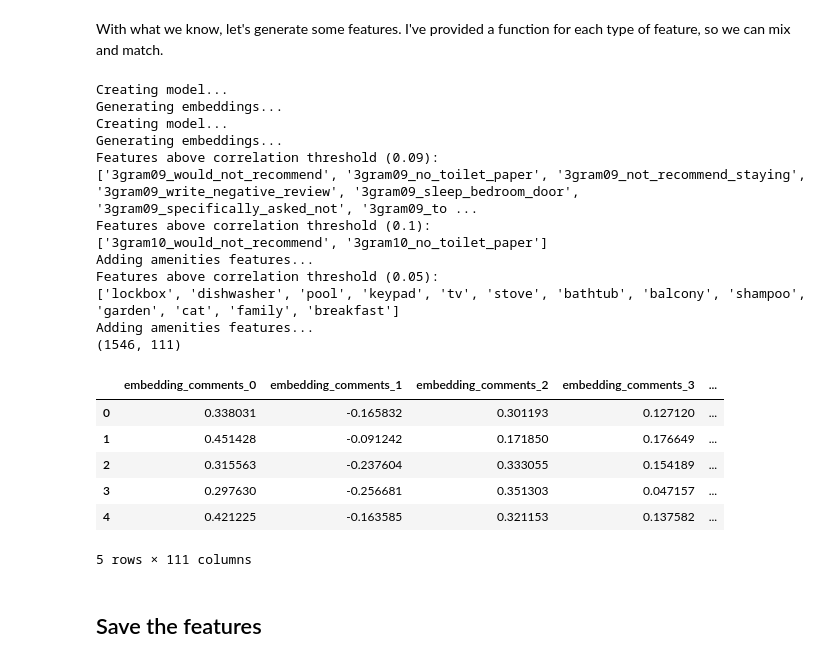
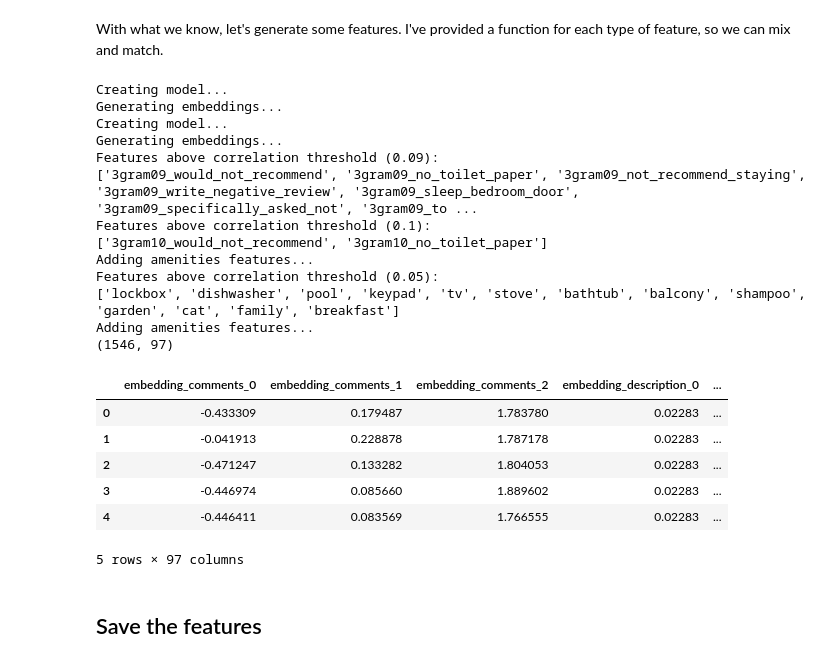
Before and after one commit to g1776/DS440CapstoneIndubitably, a Jupyter notebook: notebooks/modelling/feature_engineering.ipynb, the cells around one changed output. Cells and saved outputs as stored; diff of their text form; code cells hidden in the pictures.

```diff
--- a/notebooks/modelling/feature_engineering.ipynb
+++ b/notebooks/modelling/feature_engineering.ipynb
@@ -458,8 +459,8 @@ With what we know, let's generate some features. I've provided a function for ea
 features = pd.DataFrame()
 
 # get the embeddings
-embeddings_comments, w2vmodel_comments = embeddings_features(features, col="comments", emb_vector_size=10)
-embeddings_description, w2vmodel_description = embeddings_features(features, col="description", emb_vector_size=10)
+embeddings_comments, w2vmodel_comments = embeddings_features(features, col="comments", emb_vector_size=3)
+embeddings_description, w2vmodel_description = embeddings_features(features, col="description", emb_vector_size=3)
 features = pd.concat([features, embeddings_comments, embeddings_description], axis=1)
 
 # for some reason there are duplicate columns after this. Remove them.
@@ -468,41 +469,41 @@ features = features.loc[:,~features.columns.duplicated()].copy()
 # get 3-grams with 0.09  and 0.1 correlation thresholds
 features = ngrams_features(features, n=3, corr_thresh=0.09, prefix="3gram09_")
 features = ngrams_features(features, n=3, corr_thresh=0.1, prefix="3gram10_")
 
 # get the amenities
 features = amenities_features(features, corr_thresh=0.05, prefix="amenity005_")
 features = amenities_features(features, corr_thresh=None, prefix="amenityall_")
 
 # fill missing values with 0
 features = features.fillna(0)
 
 features["review_id"] = df.review_id
 features["label"] = df.label
 
 print(features.shape)
 
 features.head()
 # %% [output]
 Creating model...
 Generating embeddings...
 Creating model...
 Generating embeddings...
 Features above correlation threshold (0.09):
 ['3gram09_would_not_recommend', '3gram09_no_toilet_paper', '3gram09_not_recommend_staying', '3gram09_write_negative_review', '3gram09_sleep_bedroom_door', '3gram09_specifically_asked_not', '3gram09_to ...
 Features above correlation threshold (0.1):
 ['3gram10_would_not_recommend', '3gram10_no_toilet_paper']
 Adding amenities features...
 Features above correlation threshold (0.05):
 ['lockbox', 'dishwasher', 'pool', 'keypad', 'tv', 'stove', 'bathtub', 'balcony', 'shampoo', 'garden', 'cat', 'family', 'breakfast']
 Adding amenities features...
-(1546, 111)
+(1546, 97)
-|  | embedding_comments_0 | embedding_comments_1 | embedding_comments_2 | embedding_comments_3 | ... |
-| 0 | 0.338031 | -0.165832 | 0.301193 | 0.127120 | ... |
-| 1 | 0.451428 | -0.091242 | 0.171850 | 0.176649 | ... |
-| 2 | 0.315563 | -0.237604 | 0.333055 | 0.154189 | ... |
-| 3 | 0.297630 | -0.256681 | 0.351303 | 0.047157 | ... |
-| 4 | 0.421225 | -0.163585 | 0.321153 | 0.137582 | ... |
+|  | embedding_comments_0 | embedding_comments_1 | embedding_comments_2 | embedding_description_0 | ... |
+| 0 | -0.433309 | 0.179487 | 1.783780 | 0.02283 | ... |
+| 1 | -0.041913 | 0.228878 | 1.787178 | 0.02283 | ... |
+| 2 | -0.471247 | 0.133282 | 1.804053 | 0.02283 | ... |
+| 3 | -0.446974 | 0.085660 | 1.889602 | 0.02283 | ... |
+| 4 | -0.446411 | 0.083569 | 1.766555 | 0.02283 | ... |
-5 rows × 111 columns
+5 rows × 97 columns
 # %% [markdown]
 ## Save the features
 # %% [markdown]
```
Also changed, not shown: parts of 3 cells of this notebook, 6 other files.
